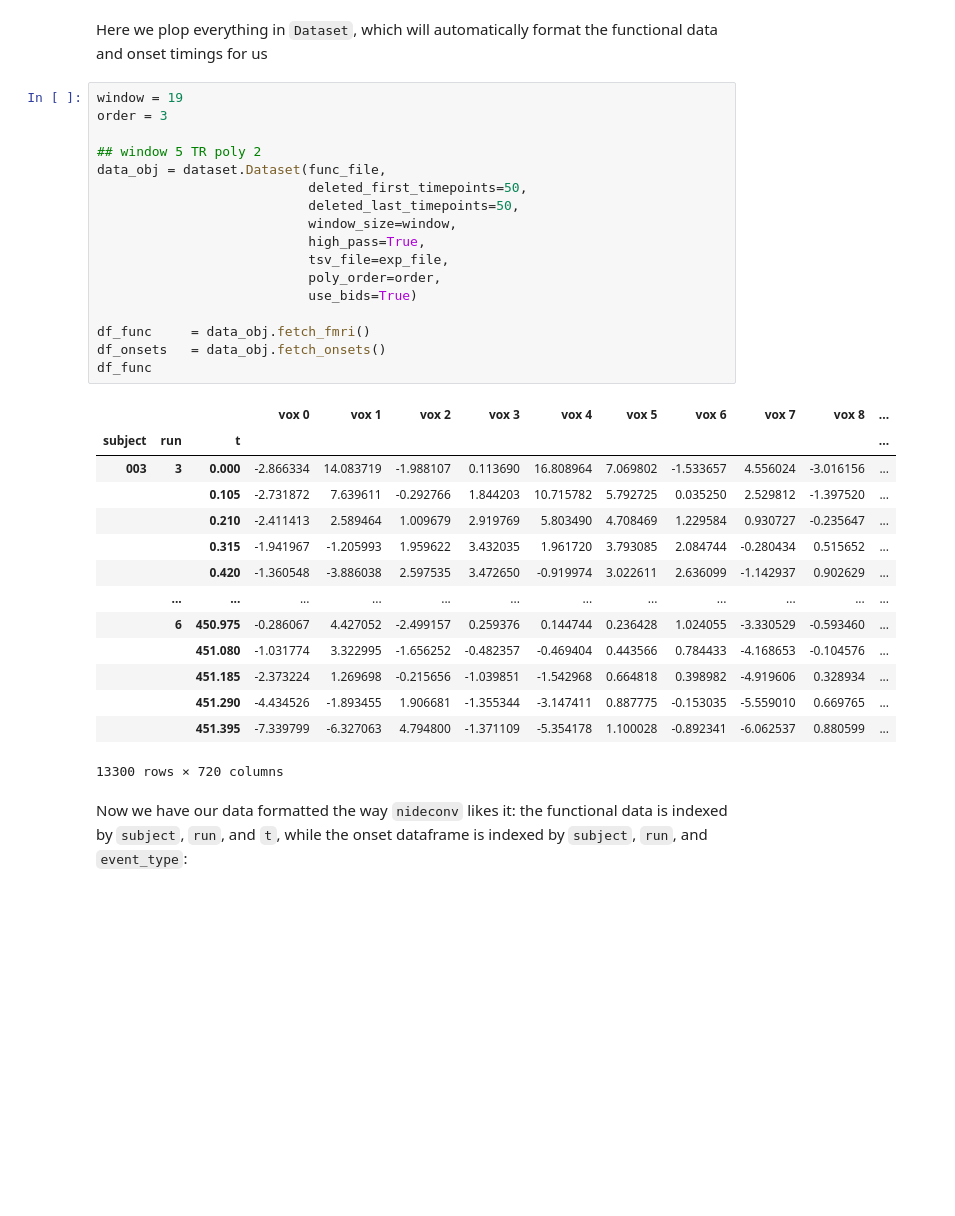
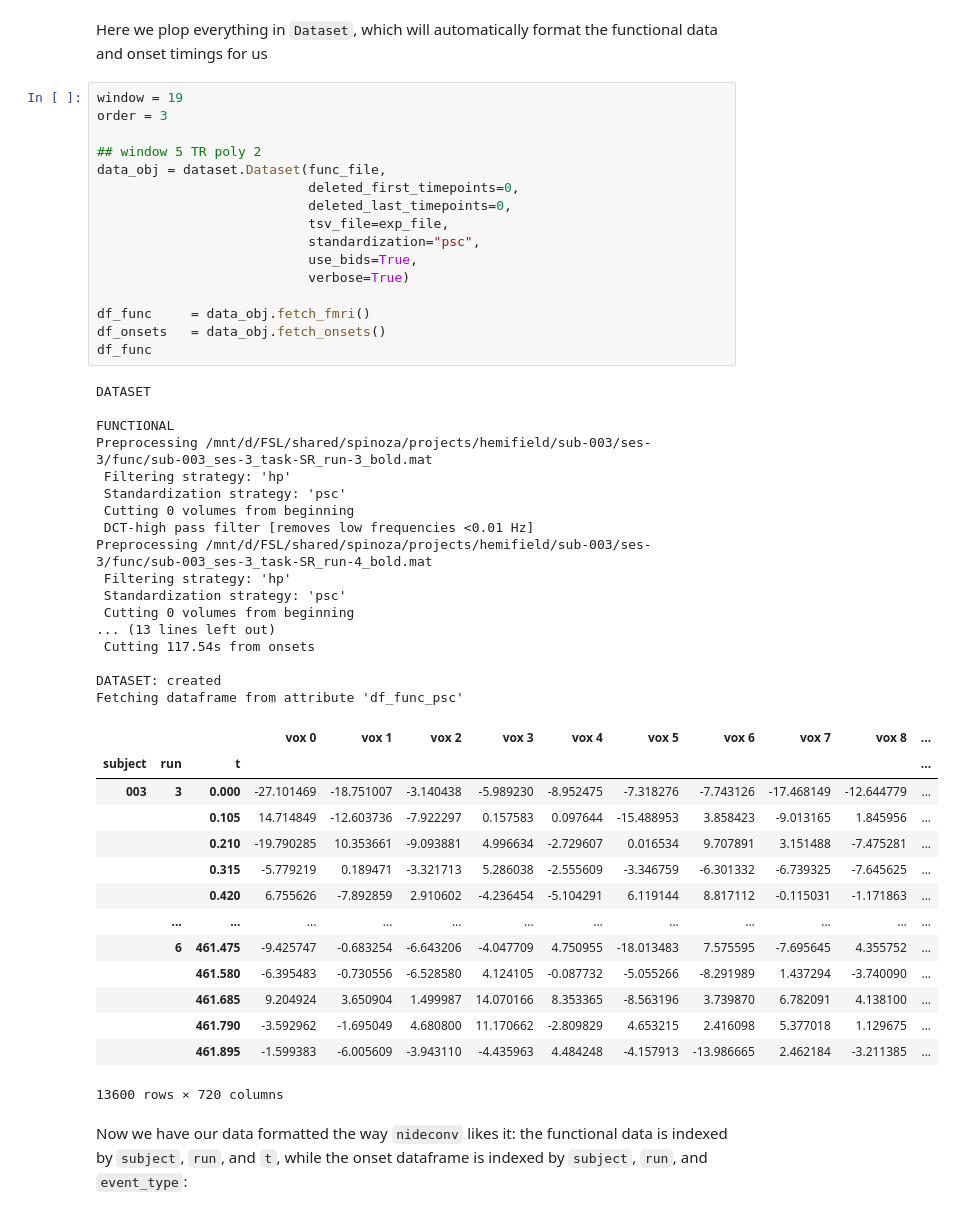
Before and after one commit to gjheij/linescanning, a Jupyter notebook: doc/source/examples/nideconv.ipynb, the cells around one changed output. Cells and saved outputs as stored; diff of their text form; blank space fills up the shorter version.

```diff
--- a/doc/source/examples/nideconv.ipynb
+++ b/doc/source/examples/nideconv.ipynb
@@ -43,35 +43,51 @@ Here we plop everything in `Dataset`, which will automatically format the functi
 # %%
 window = 19
 order = 3
 
 ## window 5 TR poly 2
 data_obj = dataset.Dataset(func_file,
-                           deleted_first_timepoints=50,
-                           deleted_last_timepoints=50,
-                           window_size=window,
-                           high_pass=True,
+                           deleted_first_timepoints=0,
+                           deleted_last_timepoints=0,
                            tsv_file=exp_file,
-                           poly_order=order,
-                           use_bids=True)
+                           standardization="psc",
+                           use_bids=True,
+                           verbose=True)
 
 df_func     = data_obj.fetch_fmri()
 df_onsets   = data_obj.fetch_onsets()
 df_func
 # %% [output]
+DATASET
+
+FUNCTIONAL
+Preprocessing /mnt/d/FSL/shared/spinoza/projects/hemifield/sub-003/ses-3/func/sub-003_ses-3_task-SR_run-3_bold.mat
+ Filtering strategy: 'hp'
+ Standardization strategy: 'psc'
+ Cutting 0 volumes from beginning
+ DCT-high pass filter [removes low frequencies <0.01 Hz]
+Preprocessing /mnt/d/FSL/shared/spinoza/projects/hemifield/sub-003/ses-3/func/sub-003_ses-3_task-SR_run-4_bold.mat
+ Filtering strategy: 'hp'
+ Standardization strategy: 'psc'
+ Cutting 0 volumes from beginning
+... (13 lines left out)
+ Cutting 117.54s from onsets
+
+DATASET: created
+Fetching dataframe from attribute 'df_func_psc'
 |  |  |  | vox 0 | vox 1 | vox 2 | vox 3 | vox 4 | vox 5 | vox 6 | vox 7 | vox 8 | ... |
 | subject | run | t |  |  |  |  |  |  |  |  |  | ... |
-| 003 | 3 | 0.000 | -2.866334 | 14.083719 | -1.988107 | 0.113690 | 16.808964 | 7.069802 | -1.533657 | 4.556024 | -3.016156 | ... |
-|  |  | 0.105 | -2.731872 | 7.639611 | -0.292766 | 1.844203 | 10.715782 | 5.792725 | 0.035250 | 2.529812 | -1.397520 | ... |
-|  |  | 0.210 | -2.411413 | 2.589464 | 1.009679 | 2.919769 | 5.803490 | 4.708469 | 1.229584 | 0.930727 | -0.235647 | ... |
-|  |  | 0.315 | -1.941967 | -1.205993 | 1.959622 | 3.432035 | 1.961720 | 3.793085 | 2.084744 | -0.280434 | 0.515652 | ... |
-|  |  | 0.420 | -1.360548 | -3.886038 | 2.597535 | 3.472650 | -0.919974 | 3.022611 | 2.636099 | -1.142937 | 0.902629 | ... |
+| 003 | 3 | 0.000 | -27.101469 | -18.751007 | -3.140438 | -5.989230 | -8.952475 | -7.318276 | -7.743126 | -17.468149 | -12.644779 | ... |
+|  |  | 0.105 | 14.714849 | -12.603736 | -7.922297 | 0.157583 | 0.097644 | -15.488953 | 3.858423 | -9.013165 | 1.845956 | ... |
+|  |  | 0.210 | -19.790285 | 10.353661 | -9.093881 | 4.996634 | -2.729607 | 0.016534 | 9.707891 | 3.151488 | -7.475281 | ... |
+|  |  | 0.315 | -5.779219 | 0.189471 | -3.321713 | 5.286038 | -2.555609 | -3.346759 | -6.301332 | -6.739325 | -7.645625 | ... |
+|  |  | 0.420 | 6.755626 | -7.892859 | 2.910602 | -4.236454 | -5.104291 | 6.119144 | 8.817112 | -0.115031 | -1.171863 | ... |
 |  | ... | ... | ... | ... | ... | ... | ... | ... | ... | ... | ... | ... |
-|  | 6 | 450.975 | -0.286067 | 4.427052 | -2.499157 | 0.259376 | 0.144744 | 0.236428 | 1.024055 | -3.330529 | -0.593460 | ... |
-|  |  | 451.080 | -1.031774 | 3.322995 | -1.656252 | -0.482357 | -0.469404 | 0.443566 | 0.784433 | -4.168653 | -0.104576 | ... |
-|  |  | 451.185 | -2.373224 | 1.269698 | -0.215656 | -1.039851 | -1.542968 | 0.664818 | 0.398982 | -4.919606 | 0.328934 | ... |
-|  |  | 451.290 | -4.434526 | -1.893455 | 1.906681 | -1.355344 | -3.147411 | 0.887775 | -0.153035 | -5.559010 | 0.669765 | ... |
-|  |  | 451.395 | -7.339799 | -6.327063 | 4.794800 | -1.371109 | -5.354178 | 1.100028 | -0.892341 | -6.062537 | 0.880599 | ... |
+|  | 6 | 461.475 | -9.425747 | -0.683254 | -6.643206 | -4.047709 | 4.750955 | -18.013483 | 7.575595 | -7.695645 | 4.355752 | ... |
+|  |  | 461.580 | -6.395483 | -0.730556 | -6.528580 | 4.124105 | -0.087732 | -5.055266 | -8.291989 | 1.437294 | -3.740090 | ... |
+|  |  | 461.685 | 9.204924 | 3.650904 | 1.499987 | 14.070166 | 8.353365 | -8.563196 | 3.739870 | 6.782091 | 4.138100 | ... |
+|  |  | 461.790 | -3.592962 | -1.695049 | 4.680800 | 11.170662 | -2.809829 | 4.653215 | 2.416098 | 5.377018 | 1.129675 | ... |
+|  |  | 461.895 | -1.599383 | -6.005609 | -3.943110 | -4.435963 | 4.484248 | -4.157913 | -13.986665 | 2.462184 | -3.211385 | ... |
-13300 rows × 720 columns
+13600 rows × 720 columns
 # %% [markdown]
 Now we have our data formatted the way `nideconv` likes it: the functional data is indexed by `subject`, `run`, and `t`, while the onset dataframe is indexed by `subject`, `run`, and `event_type`:
 # %%
```
Also changed, not shown: parts of 14 cells of this notebook.
